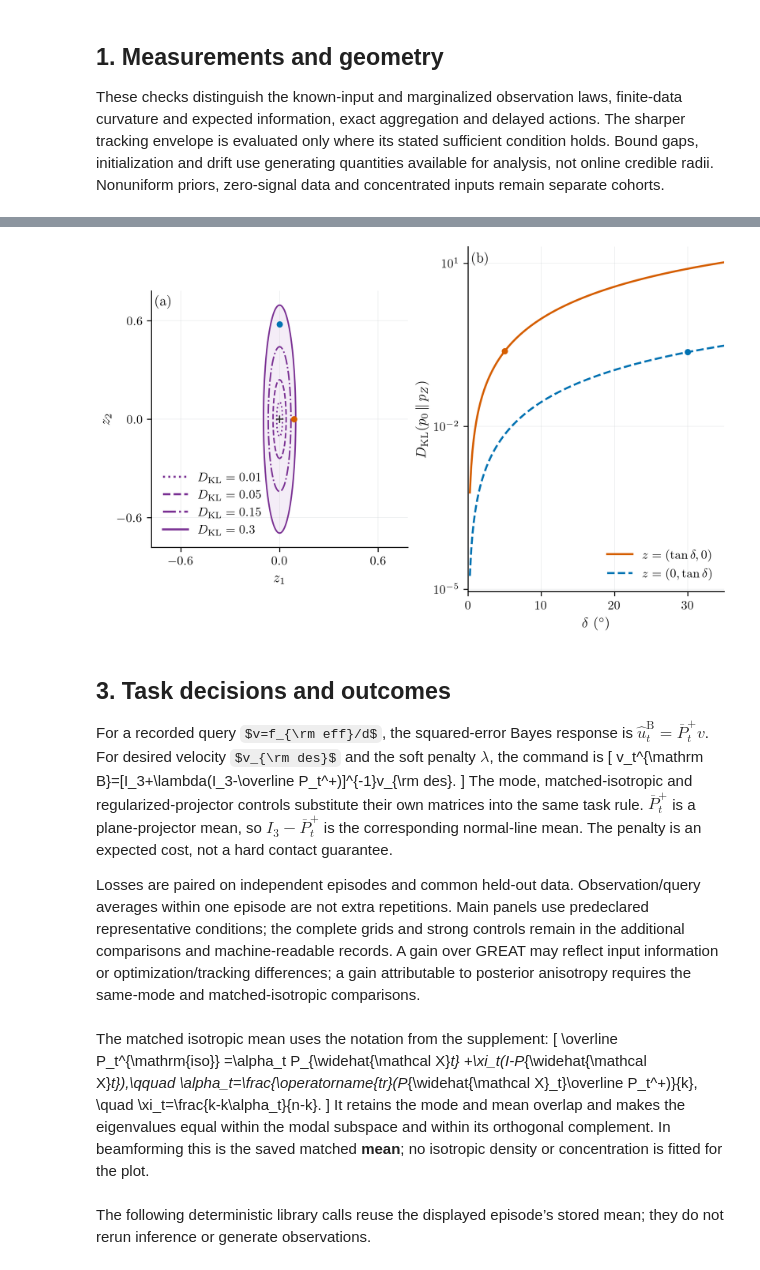
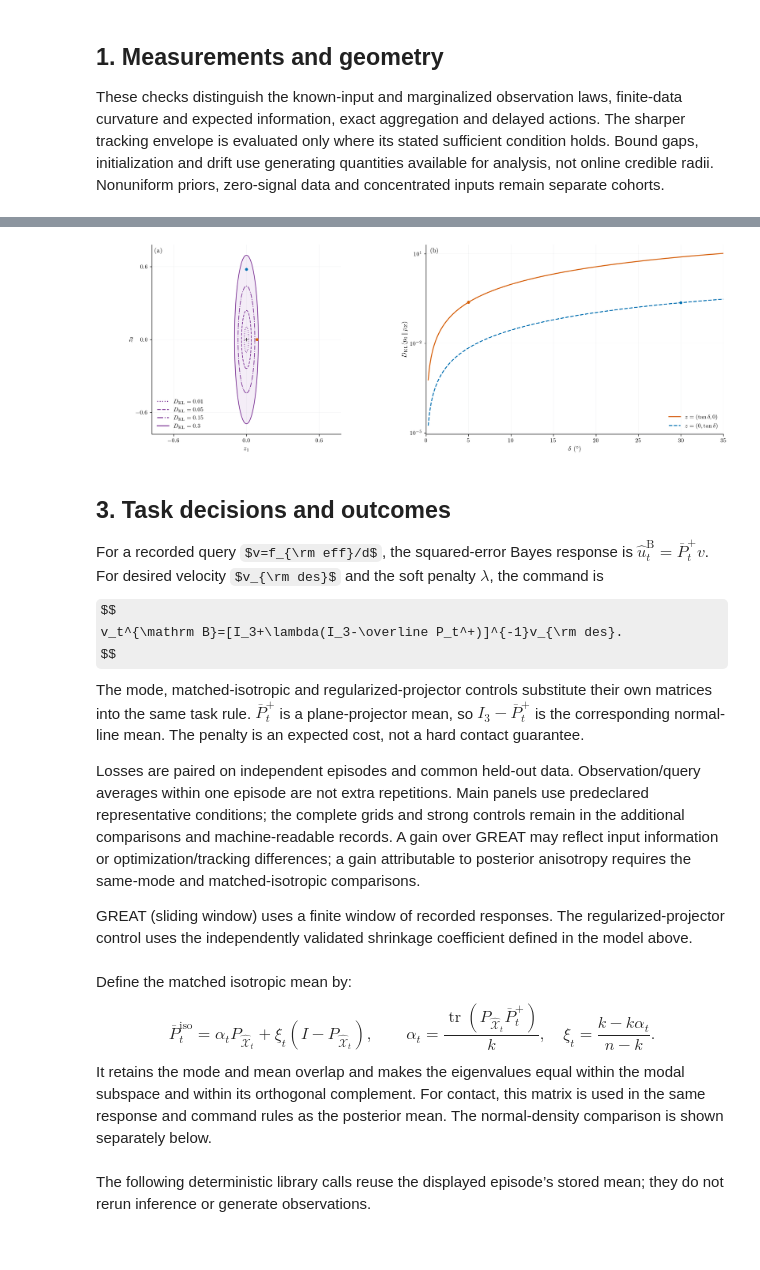
Before and after one commit to shreyasnb/Bayesian-ST, a Jupyter notebook: notebooks/03_contact.ipynb, the cells around one changed output, grey strips where cells are left out. Drawn from its saved outputs; the diff is of its cells as text; code cells hidden in the pictures; some formulas as TeX source.

```diff
--- a/notebooks/03_contact.ipynb
+++ b/notebooks/03_contact.ipynb
@@ -77,7 +77,7 @@ from matplotlib.lines import Line2D
 
 data = load_contact_plot_data(ROOT, 'setup', page=1)
 DPI = 300
-FIGSIZE = (7.0, 3.42)
+FIGSIZE = (15,5)
 SAVE_PDF = True
 PDF_PATH = EDITABLE_OUTPUT / 'setup_page1.pdf'
 
@@ -162,7 +162,7 @@ from matplotlib.lines import Line2D
 
 data = load_contact_plot_data(ROOT, 'information', page=1)
 DPI = 300
-FIGSIZE = (7.0, 4.332)
+FIGSIZE = (15,5)
 SAVE_PDF = True
 PDF_PATH = EDITABLE_OUTPUT / 'information_page1.pdf'
 
@@ -178,54 +178,56 @@ handles = [Line2D([], [], color="#7B3294", linestyle=style,
 axes[0].legend(handles=handles, frameon=False, fontsize=10., loc="lower left")
 axes[0].plot(0., 0., "+", color="#303030", markersize=6.)
 axes[0].set(xlabel=r"$z_1$", ylabel=r"$z_2$", xlim=(-.78, .78), ylim=(-.78, .78),
             xticks=[-.6, 0., .6], yticks=[-.6, 0., .6])
 axes[0].set_aspect("equal", adjustable="box")
 
 for values, label, color, style, point, angle, marked_kl in zip(
         [data["kl_first"], data["kl_second"]],
         [r"$z=(\tan\delta,0)$", r"$z=(0,\tan\delta)$"],
         ["#D55E00", "#0072B2"], ["-", "--"], data["marked_points"],
         data["marked_angles"], data["marked_kl"]):
     axes[1].plot(data["angle_deg"], values, style, color=color, label=label)
     axes[0].plot(*point, "o", color=color, markersize=4.)
     axes[1].plot(angle, marked_kl, "o", color=color, markersize=4.)
 axes[1].set(xlabel=r"$\delta\ ({}^\circ)$", ylabel=r"$D_{\mathrm{KL}}(p_0\,\Vert\,p_Z)$", xlim=(0.,35.))
 axes[1].set_yscale("log")
 axes[1].set_yticks([1e-5, 1e-2, 1e1])
 axes[1].minorticks_off()
 axes[1].legend(frameon=False, fontsize=10., loc="lower right")
 for ax, label in zip(axes, ["(a)", "(b)"]):
     ax.spines[["top", "right"]].set_visible(False)
     ax.grid(color="#BFC4C8", alpha=.30, linewidth=.45)
     ax.text(.015, .985, label, transform=ax.transAxes, ha="left", va="top")
 
 # Custom notebook exports never overwrite the frozen paper catalogue.
 if SAVE_PDF:
     PDF_PATH.parent.mkdir(parents=True, exist_ok=True)
     fig.savefig(PDF_PATH, dpi=DPI, bbox_inches=None)
 plt.show()
 # %% [output]
-[figure, old version]
+[figure, new version]
 # %% [markdown]
 ## 3. Task decisions and outcomes
 
 For a recorded query $v=f_{\rm eff}/d$, the squared-error Bayes response is $\widehat u_t^{\mathrm B}=\overline P_t^+v$. For desired velocity $v_{\rm des}$ and the soft penalty $\lambda$, the command is
-\[
+$$
 v_t^{\mathrm B}=[I_3+\lambda(I_3-\overline P_t^+)]^{-1}v_{\rm des}.
-\]
+$$
 The mode, matched-isotropic and regularized-projector controls substitute their own matrices into the same task rule. $\overline P_t^+$ is a plane-projector mean, so $I_3-\overline P_t^+$ is the corresponding normal-line mean. The penalty is an expected cost, not a hard contact guarantee.
 
 Losses are paired on independent episodes and common held-out data. Observation/query averages within one episode are not extra repetitions. Main panels use predeclared representative conditions; the complete grids and strong controls remain in the additional comparisons and machine-readable records. A gain over GREAT may reflect input information or optimization/tracking differences; a gain attributable to posterior anisotropy requires the same-mode and matched-isotropic comparisons.
+
+GREAT (sliding window) uses a finite window of recorded responses. The regularized-projector control uses the independently validated shrinkage coefficient defined in the model above.
 # %% [markdown]
-The matched isotropic mean uses the notation from the supplement:
-\[
+Define the matched isotropic mean by:
+$$
 \overline P_t^{\mathrm{iso}}
 =\alpha_t P_{\widehat{\mathcal X}_t}
 +\xi_t(I-P_{\widehat{\mathcal X}_t}),\qquad
 \alpha_t=\frac{\operatorname{tr}(P_{\widehat{\mathcal X}_t}\overline P_t^+)}{k},
 \quad \xi_t=\frac{k-k\alpha_t}{n-k}.
-\]
-It retains the mode and mean overlap and makes the eigenvalues equal within the modal subspace and within its orthogonal complement. In beamforming this is the saved matched **mean**; no isotropic density or concentration is fitted for the plot.
+$$
+It retains the mode and mean overlap and makes the eigenvalues equal within the modal subspace and within its orthogonal complement. For contact, this matrix is used in the same response and command rules as the posterior mean. The normal-density comparison is shown separately below.
 # %% [markdown]
 The following deterministic library calls reuse the displayed episode’s stored mean; they do not rerun inference or generate observations.
 # %%
```
Also changed, not shown: parts of 12 cells of this notebook, 10 other files.
